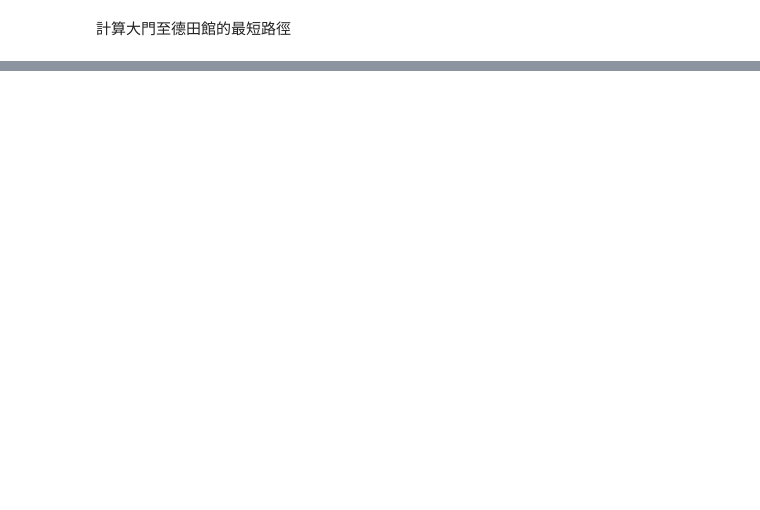
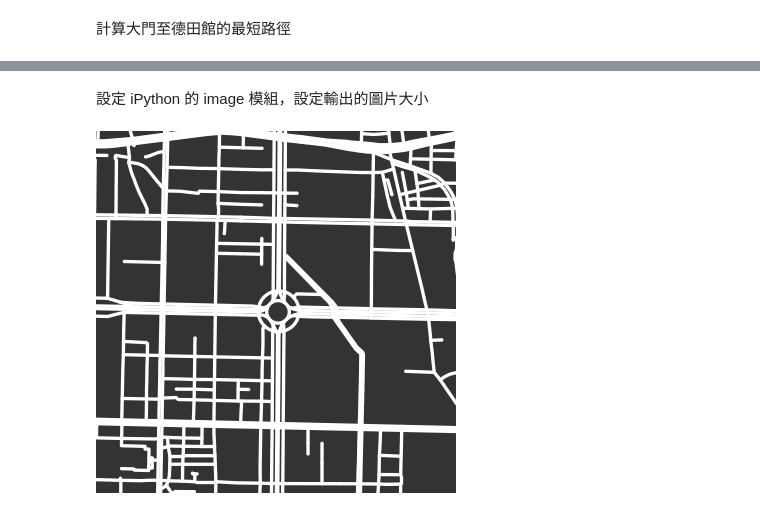
Before and after one commit to Supaplextw/OpenStreetMap-Python, a Jupyter notebook: OSMnx Taipei.ipynb, the cells around one changed output, grey strips where cells are left out. Saved outputs shown, nothing was run; the diff lists cells and outputs as text; code cells hidden in the pictures; blank space fills up the shorter version.

```diff
--- a/OSMnx Taipei.ipynb
+++ b/OSMnx Taipei.ipynb
@@ -311,0 +330,15 @@ NodeNotFound: Source (25.0169, 121.53337) not in G
+# %%
+# configure the inline image display
+img_folder = 'images'
+extension = 'png'
+size = 360
+dpi = 60
+# %% [markdown]
+設定 iPython 的 image 模組，設定輸出的圖片大小
+# %%
+place = 'Taipei' # 仁愛路圓環
+point = (25.0378418,121.5487334)
+fig, ax = ox.plot_figure_ground(point=point, filename=place, dpi=dpi, network_type='drive')
+Image('{}/{}.{}'.format(img_folder, place, extension), height=size, width=size)
+# %% [output]
+[figure, added]
```
Also changed, not shown: parts of 12 cells of this notebook.
